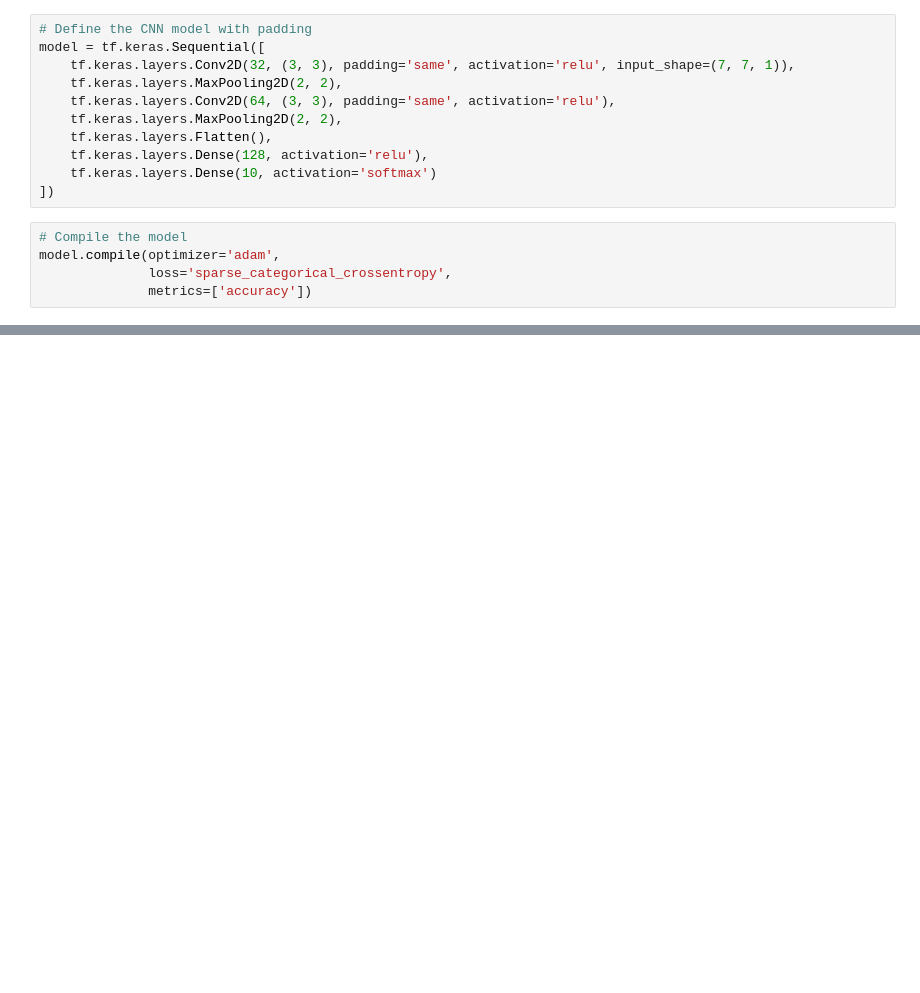
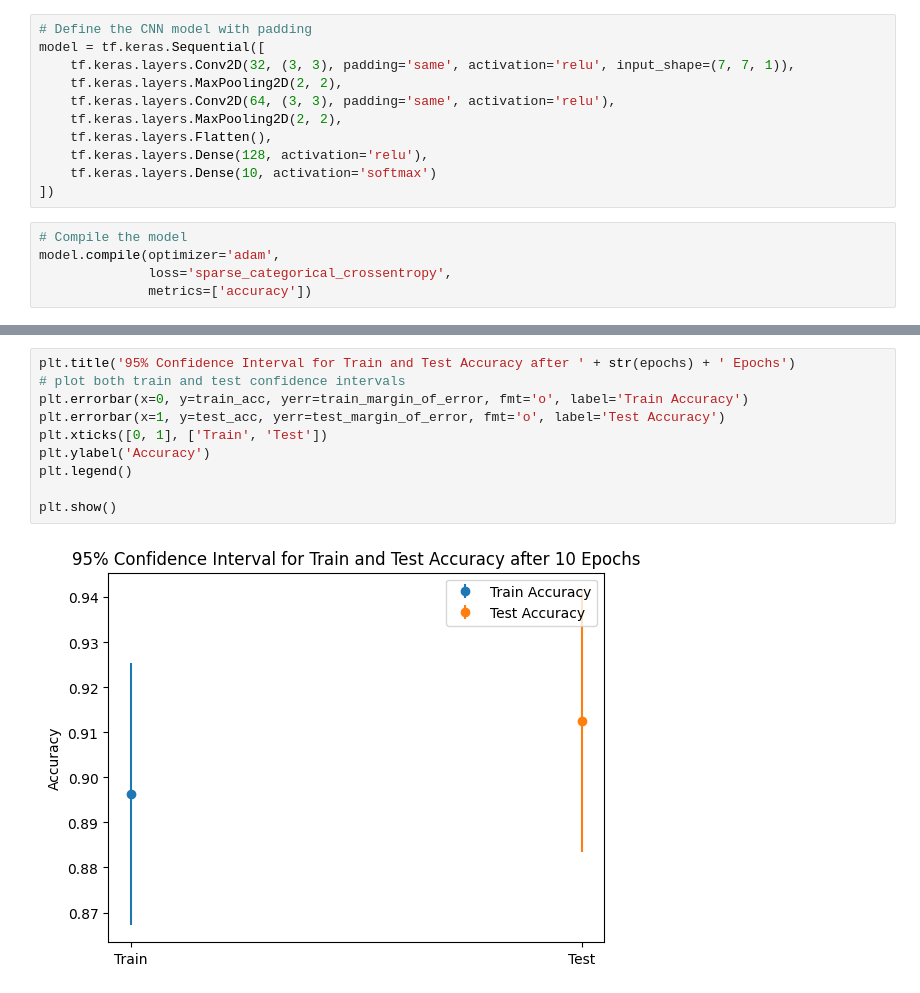
Before and after one commit to dreambigzhang/CNN-SVM-on-MNIST, a Jupyter notebook: CNNDigitMnist.ipynb, the cells around one changed output, grey strips where cells are left out. Saved outputs shown, nothing was run; the diff lists cells and outputs as text; blank space fills up the shorter version.

```diff
--- a/CNNDigitMnist.ipynb
+++ b/CNNDigitMnist.ipynb
@@ -214,0 +208,12 @@ plt.show()
+# %%
+plt.title('95% Confidence Interval for Train and Test Accuracy after ' + str(epochs) + ' Epochs')
+# plot both train and test confidence intervals
+plt.errorbar(x=0, y=train_acc, yerr=train_margin_of_error, fmt='o', label='Train Accuracy')
+plt.errorbar(x=1, y=test_acc, yerr=test_margin_of_error, fmt='o', label='Test Accuracy')
+plt.xticks([0, 1], ['Train', 'Test'])
+plt.ylabel('Accuracy')
+plt.legend()
+
+plt.show()
+# %% [output]
+[figure, added]
```
Also changed, not shown: parts of 5 cells of this notebook, 5 other files.
